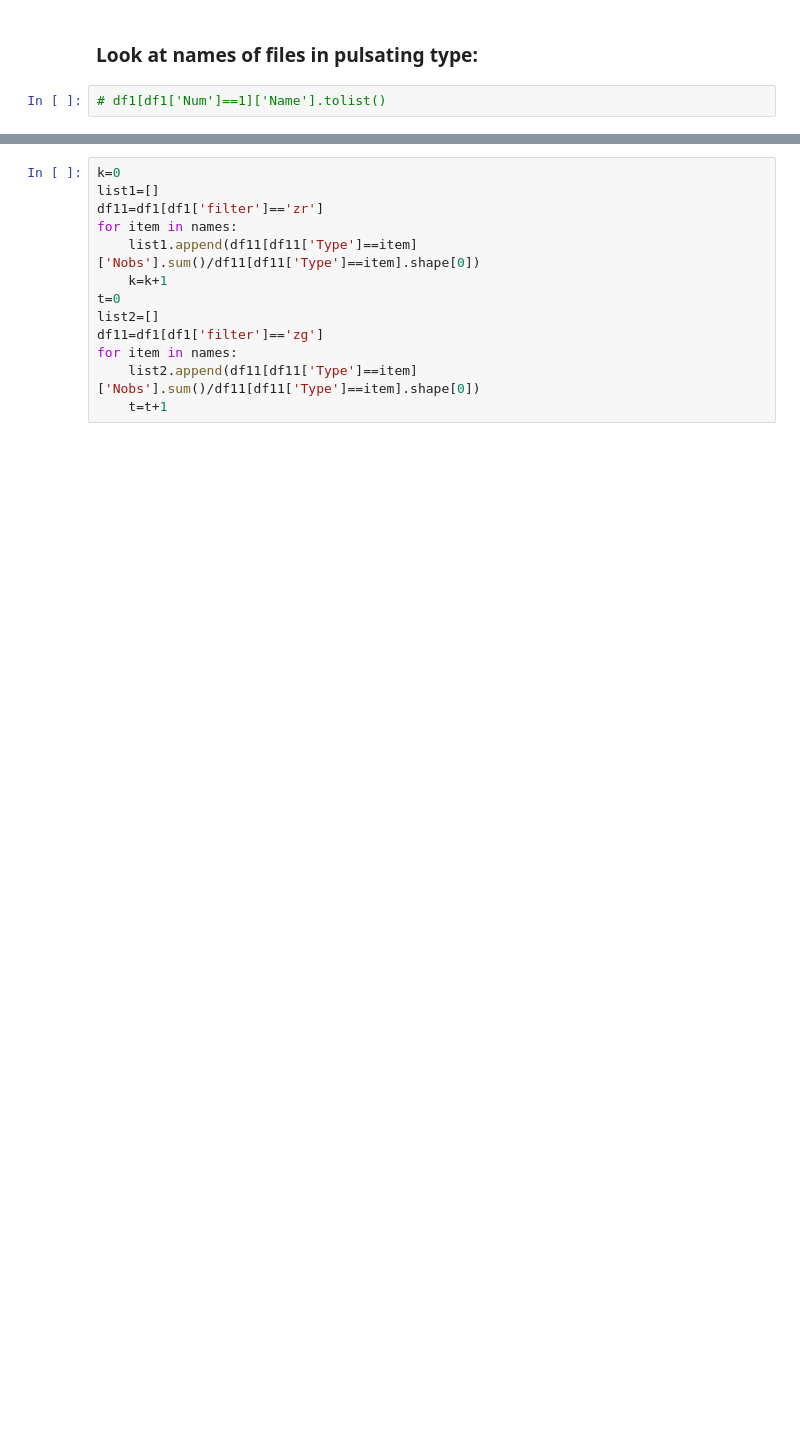
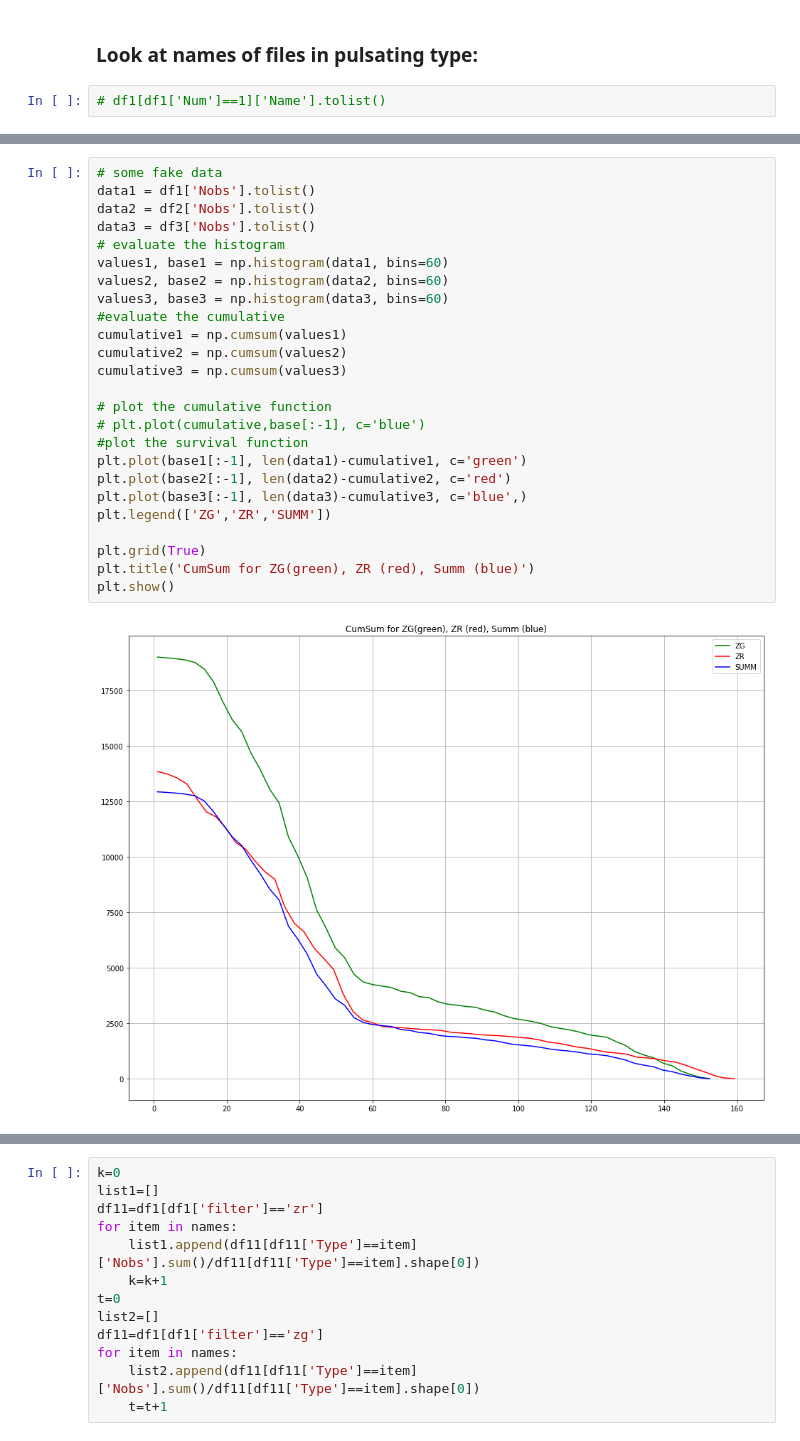
Before and after one commit to Rtut654/AstroProblems, a Jupyter notebook: Naydenkin_projectML.ipynb, the cells around one changed output, grey strips where cells are left out. Cells and saved outputs as stored; diff of their text form; blank space fills up the shorter version.

```diff
--- a/Naydenkin_projectML.ipynb
+++ b/Naydenkin_projectML.ipynb
@@ -521,0 +673,27 @@ names=df1['Type'].value_counts()[:90].index.tolist()
+# %%
+# some fake data
+data1 = df1['Nobs'].tolist()
+data2 = df2['Nobs'].tolist()
+data3 = df3['Nobs'].tolist()
+# evaluate the histogram
+values1, base1 = np.histogram(data1, bins=60)
+values2, base2 = np.histogram(data2, bins=60)
+values3, base3 = np.histogram(data3, bins=60)
+#evaluate the cumulative
+cumulative1 = np.cumsum(values1)
+cumulative2 = np.cumsum(values2)
+cumulative3 = np.cumsum(values3)
+
+# plot the cumulative function
+# plt.plot(cumulative,base[:-1], c='blue')
+#plot the survival function
+plt.plot(base1[:-1], len(data1)-cumulative1, c='green')
+plt.plot(base2[:-1], len(data2)-cumulative2, c='red')
+plt.plot(base3[:-1], len(data3)-cumulative3, c='blue',)
+plt.legend(['ZG','ZR','SUMM'])
+
+plt.grid(True)
+plt.title('CumSum for ZG(green), ZR (red), Summ (blue)')
+plt.show()
+# %% [output]
+[figure, added]
```
Also changed, not shown: parts of 52 cells of this notebook.
